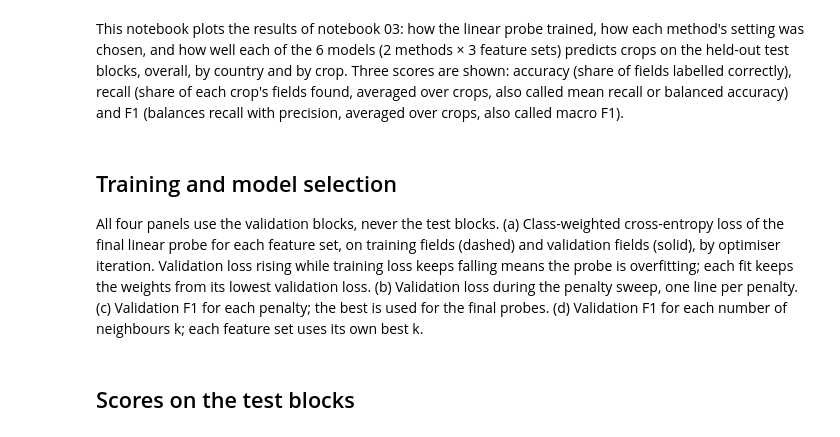
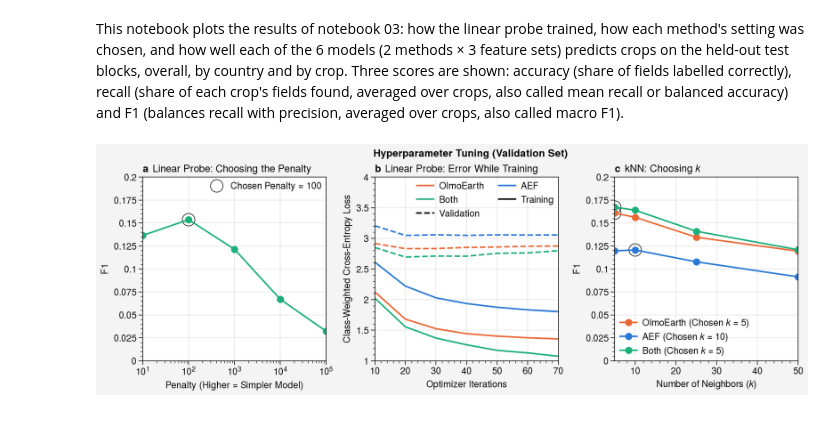
Before and after one commit to savannahferretti/crop-mapping, a Jupyter notebook: notebooks/04_plot_results.ipynb, the cells around one changed output. Drawn from its saved outputs; the diff is of its cells as text; code cells hidden in the pictures.

```diff
--- a/notebooks/04_plot_results.ipynb
+++ b/notebooks/04_plot_results.ipynb
@@ -36,7 +36,3 @@ def score(group,method,featureset):
 scores = pd.DataFrame([{'country':country,'method':method,'featureset':featureset,**score(group,method,featureset)}
                        for country,group in [('All countries',predictions)]+list(predictions.groupby('country')) for method,featureset in models])
 scores.to_csv(PROCDIR/'results_scores.csv',index=False)
-# %% [markdown]
-## Training and model selection
-
-All four panels use the validation blocks, never the test blocks. (a) Class-weighted cross-entropy loss of the final linear probe for each feature set, on training fields (dashed) and validation fields (solid), by optimiser iteration. Validation loss rising while training loss keeps falling means the probe is overfitting; each fit keeps the weights from its lowest validation loss. (b) Validation loss during the penalty sweep, one line per penalty. (c) Validation F1 for each penalty; the best is used for the final probes. (d) Validation F1 for each number of neighbours k; each feature set uses its own best k.
@@ -64,14 +39,32 @@ fig.savefig(FIGDIR/'04_training_and_selection.png',dpi=200)
-# %% [markdown]
-## Scores on the test blocks
-# %%
-overall = scores[scores.country=='All countries']
-
-fig,axs = uplt.subplots(ncols=3,refwidth=2.2,refheight=1.2,sharey=True,sharex=False)
-for ax,(metric,label) in zip(axs,METRICS.items()):
-    for featureset,name in FEATURESETS.items():
-        subset = overall[overall.featureset==featureset]
-        ax.scatter(subset[metric].to_numpy(),subset.method.map(METHODS).to_numpy(),color=COLORS[featureset],label=name,s=40)
-    ax.format(title=label,xlabel='Score',ylabel='',xlim=(0,1),ygrid=True)
-fig.legend(axs[0].get_legend_handles_labels()[0][:3],list(FEATURESETS.values()),loc='b',ncols=3,frame=False)
-fig.format(suptitle='Test-Block Scores, All Countries Pooled')
-fig.savefig(FIGDIR/'04_scores_overall.png',dpi=200)
+# %%
+PENALTY = probesweep.loc[probesweep.valmacrof1.idxmax(),'penalty']
+bestk   = knnsweep.loc[knnsweep.groupby('featureset').valmacrof1.idxmax()].set_index('featureset').k
+
+fig,axs = uplt.subplots(ncols=3,share=False)
+axs.format(abc='a',abcloc='l',titleloc='l',suptitle='Hyperparameter Tuning (Validation Set)')
+
+axs[0].plot(probesweep.penalty.to_numpy(),probesweep.valmacrof1.to_numpy(),color=COLORS['both'],marker='o')
+axs[0].scatter([PENALTY],probesweep.loc[probesweep.penalty==PENALTY,'valmacrof1'].to_numpy(),s=150,facecolor='none',edgecolor='k',label=f'Chosen Penalty = {PENALTY:,}')
+axs[0].format(title='Linear Probe: Choosing the Penalty',xlabel='Penalty (Higher = Simpler Model)',xscale='log',xformatter='log',
+              ylabel='F1',ylim=(0,0.2))
+axs[0].legend(loc='ur',ncols=1,frame=False)
+
+for featureset,label in FEATURESETS.items():
+    curve = losses.query("stage=='final' and featureset==@featureset")
+    axs[1].plot(curve.iterations.to_numpy(),curve.trainloss.to_numpy(),color=COLORS[featureset],label=label)
+    axs[1].plot(curve.iterations.to_numpy(),curve.valloss.to_numpy(),color=COLORS[featureset],linestyle='--')
+axs[1].plot([],[],color='k',label='Training')
+axs[1].plot([],[],color='k',linestyle='--',label='Validation')
+axs[1].format(title='Linear Probe: Error While Training',xlabel='Optimizer Iterations',ylabel='Class-Weighted Cross-Entropy Loss',ylim=(1,4))
+axs[1].legend(loc='ur',ncols=2,frame=False)
+
+for featureset,label in FEATURESETS.items():
+    sweep = knnsweep.query('featureset==@featureset')
+    axs[2].plot(sweep.k.to_numpy(),sweep.valmacrof1.to_numpy(),color=COLORS[featureset],marker='o',label=f'{label} (Chosen $k$ = {bestk[featureset]})')
+    axs[2].scatter([bestk[featureset]],sweep.loc[sweep.k==bestk[featureset],'valmacrof1'].to_numpy(),s=150,facecolor='none',edgecolor='k')
+axs[2].format(title='kNN: Choosing $k$',xlabel='Number of Neighbors ($k$)',ylabel='F1',ylim=(0,0.2))
+axs[2].legend(loc='ll',ncols=1,frame=False)
+
+fig.savefig(FIGDIR/'training_and_selection.png',dpi=200)
+# %% [output]
+[figure, added]
```
Also changed, not shown: parts of 4 cells of this notebook.
